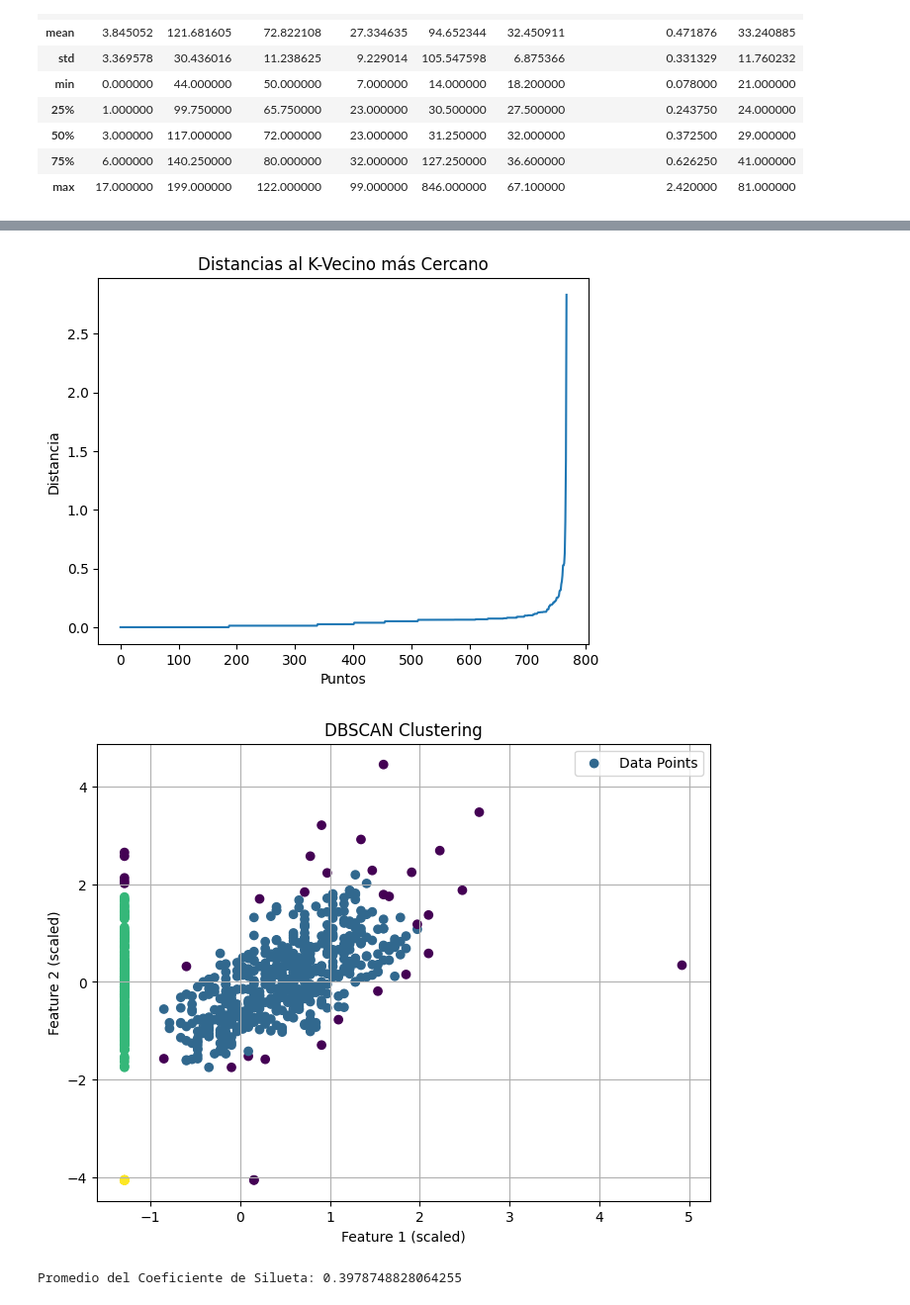
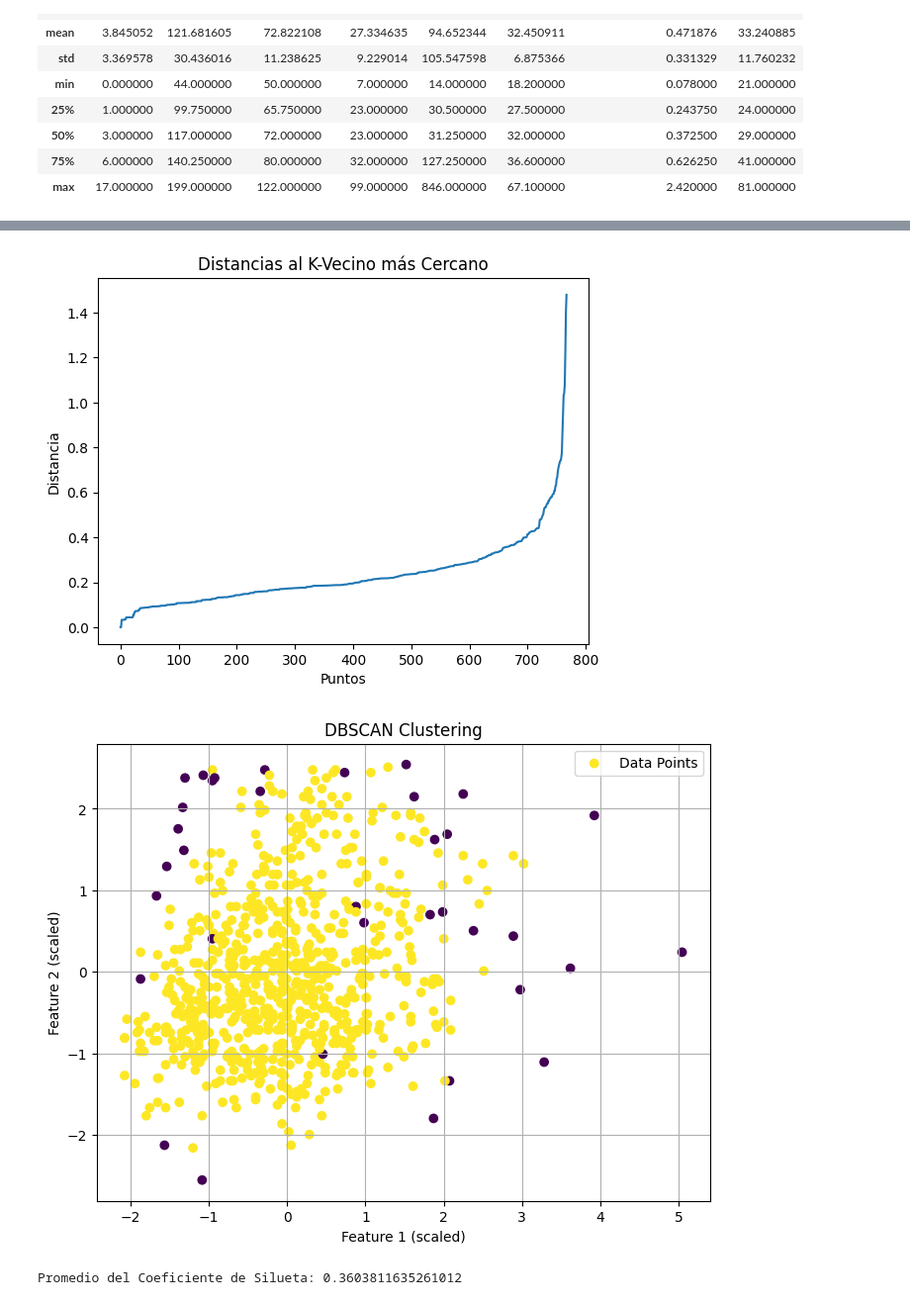
Before and after one commit to soletevendrell/dataanalytics, a Jupyter notebook: diabetes.ipynb, the cells around one changed output, grey strips where cells are left out. Shown at 99% size. Saved outputs shown, nothing was run; the diff lists cells and outputs as text; code cells hidden in the pictures.

```diff
--- a/diabetes.ipynb
+++ b/diabetes.ipynb
@@ -134,24 +134,3 @@ df.describe()
 | 50% | 3.000000 | 117.000000 | 72.000000 | 23.000000 | 31.250000 | 32.000000 | 0.372500 | 29.000000 |
 | 75% | 6.000000 | 140.250000 | 80.000000 | 32.000000 | 127.250000 | 36.600000 | 0.626250 | 41.000000 |
 | max | 17.000000 | 199.000000 | 122.000000 | 99.000000 | 846.000000 | 67.100000 | 2.420000 | 81.000000 |
-# %%
-sns.set_theme(style="white")
-
-# make a dataframe with only numberic variables, without 'Outcome'
-d = df.drop(['Outcome'], axis=1)
-
-# Compute the correlation matrix for numeric features
-corr = d.corr()
-
-# Generate a mask for the upper triangle
-mask = np.triu(np.ones_like(corr, dtype=bool))
-
-# Set up the matplotlib figure
-f, ax = plt.subplots(figsize=(11, 9))
-
-# Generate a custom diverging colormap
-cmap = sns.diverging_palette(230, 20, as_cmap=True)
-
-# Draw the heatmap with the mask and correct aspect ratio
-sns.heatmap(corr, mask=mask, cmap=cmap, vmax=.3, center=0, annot=True,
-            square=True, linewidths=.5, cbar_kws={"shrink": .5})
@@ -390,43 +416,43 @@ from sklearn import metrics
 #LOS PARAMETROS A CAMBIAR SON EL NUMERO DE VECINOS, EN FUNCION DE LA GRAFICA EL distances[AQUI] y EL NUMERO DE ELEMENTOS X CLSUTER
 
 # Asumiendo que df es tu DataFrame y todas las columnas excepto la última son características
-X  = df[['SkinThickness','BMI']]  # Ajusta esto si tu estructura de datos es diferente
+X = df[['BMI', 'Glucose','Age']]  # Ajusta esto si tu estructura de datos es diferente
 
 # Escalar los datos
 scaler = StandardScaler()
 X_scaled = scaler.fit_transform(X)
 
 # Encontrar el valor de eps utilizando el método del k-vecino más cercano
-neighbors = NearestNeighbors(n_neighbors=5) #elijo el numero de vecino mas cercano (NO SE QUE CRITERIO HAY Q USAR PARA ELEGIR EL VECINO)
+neighbors = NearestNeighbors(n_neighbors=5) #elijo el numero de vecino mas cercano
 neighbors_fit = neighbors.fit(X_scaled)
 distances, indices = neighbors_fit.kneighbors(X_scaled)
 distances = np.sort(distances, axis=0)[:, 1]
 plt.plot(distances)
 plt.title('Distancias al K-Vecino más Cercano')
 plt.xlabel('Puntos')
 plt.ylabel('Distancia')
 plt.show()
 
 # Definir y ajustar el modelo DBSCAN
 eps= distances[750]  # radio de la vecindad
 min_samples = 5  # número mínimo de muestras en una vecindad para formar un cluster
 dbscan = DBSCAN(eps=eps, min_samples=min_samples)
 clusters = dbscan.fit_predict(X_scaled)
 
 # Visualizar los clusters
 plt.figure(figsize=(8, 6))
 plt.scatter(X_scaled[:, 0], X_scaled[:, 1], c=clusters, cmap='viridis', marker='o', label='Data Points')
 plt.title('DBSCAN Clustering')
 plt.xlabel('Feature 1 (scaled)')
 plt.ylabel('Feature 2 (scaled)')
 plt.legend()
 plt.grid(True)
 plt.show()
 
 # Calcular coeficiente de silueta
 silhouette_avg = silhouette_score(X_scaled, clusters)
 print("Promedio del Coeficiente de Silueta:", silhouette_avg)
 # %% [output]
-[figure, old version]
+[figure, new version]
-[figure, old version]
+[figure, new version]
-Promedio del Coeficiente de Silueta: 0.3978748828064255
+Promedio del Coeficiente de Silueta: 0.3603811635261012
```
Also changed, not shown: parts of 14 cells of this notebook.
